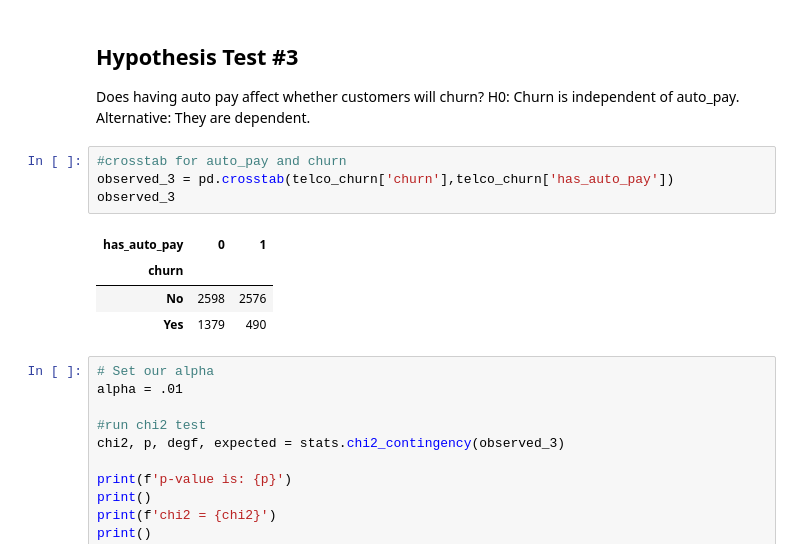
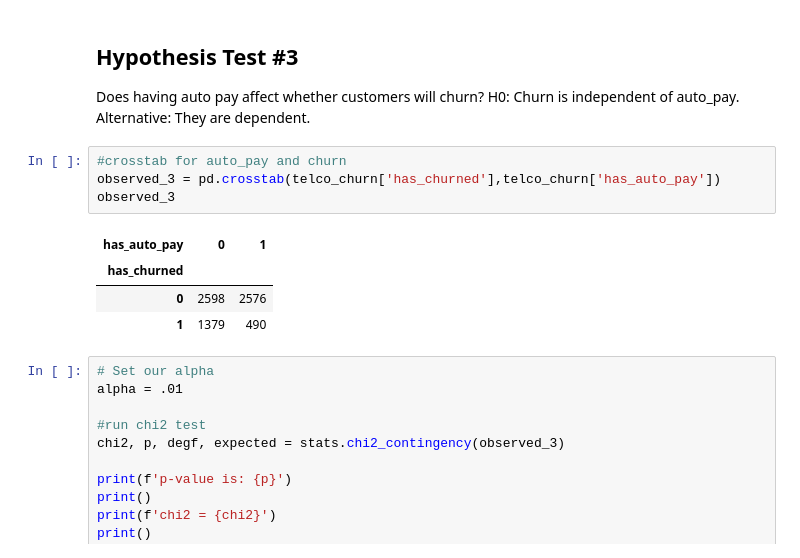
Before and after one commit to barbmarques/classification-project-telco, a Jupyter notebook: working_classification_project.ipynb, the cells around one changed output. Cells and saved outputs as stored; diff of their text form.

```diff
--- a/working_classification_project.ipynb
+++ b/working_classification_project.ipynb
@@ -348,13 +368,13 @@ H0: Churn is independent of auto_pay.
 Alternative: They are dependent.
 # %%
 #crosstab for auto_pay and churn
-observed_3 = pd.crosstab(telco_churn['churn'],telco_churn['has_auto_pay'])
+observed_3 = pd.crosstab(telco_churn['has_churned'],telco_churn['has_auto_pay'])
 observed_3
 # %% [output]
 | has_auto_pay | 0 | 1 |
-| churn |  |  |
-| No | 2598 | 2576 |
-| Yes | 1379 | 490 |
+| has_churned |  |  |
+| 0 | 2598 | 2576 |
+| 1 | 1379 | 490 |
 # %%
 # Set our alpha
 alpha = .01
```
Also changed, not shown: parts of 33 cells of this notebook, 3 other files.
